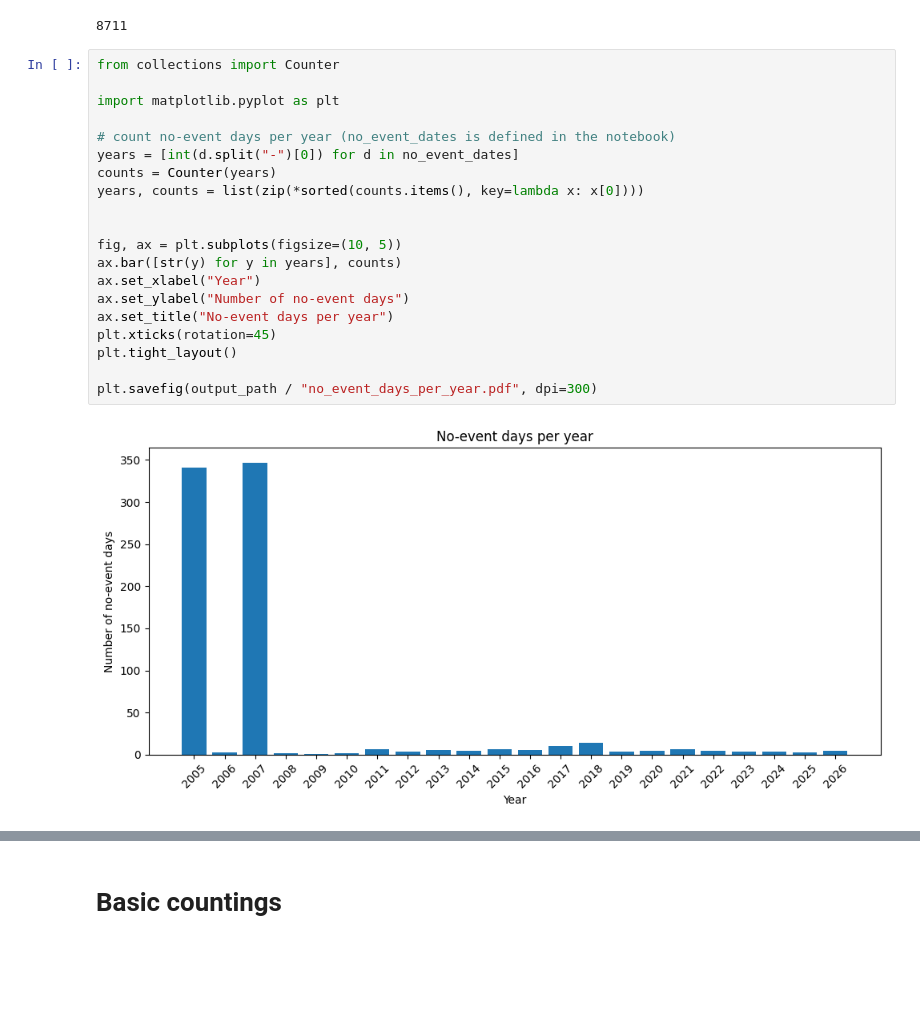
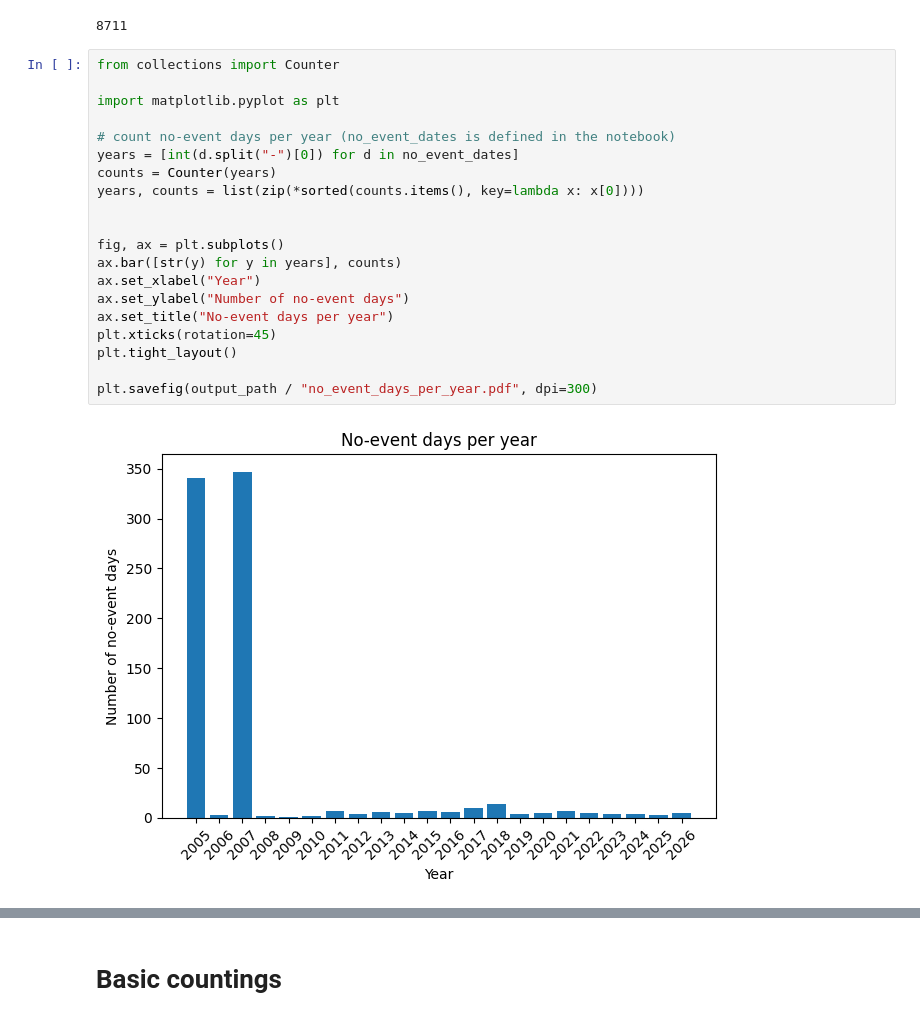
Before and after one commit to mohamad-hasan-sohan-ajini/predictive-maintenance, a Jupyter notebook: src/our_data_eda.ipynb, the cells around one changed output, grey strips where cells are left out. Cells and saved outputs as stored; diff of their text form; blank space fills up the shorter version.

```diff
--- a/src/our_data_eda.ipynb
+++ b/src/our_data_eda.ipynb
@@ -59,25 +59,25 @@ while current_date < end_date:
 # %%
 from collections import Counter
 
 import matplotlib.pyplot as plt
 
 # count no-event days per year (no_event_dates is defined in the notebook)
 years = [int(d.split("-")[0]) for d in no_event_dates]
 counts = Counter(years)
 years, counts = list(zip(*sorted(counts.items(), key=lambda x: x[0])))
 
 
-fig, ax = plt.subplots(figsize=(10, 5))
+fig, ax = plt.subplots()
 ax.bar([str(y) for y in years], counts)
 ax.set_xlabel("Year")
 ax.set_ylabel("Number of no-event days")
 ax.set_title("No-event days per year")
 plt.xticks(rotation=45)
 plt.tight_layout()
 
 plt.savefig(output_path / "no_event_days_per_year.pdf", dpi=300)
 # %% [output]
-[figure, old version]
+[figure, new version]
 # %%
 counts = list(counts)
 counts[0] = 0
```
Also changed, not shown: parts of 3 cells of this notebook.
